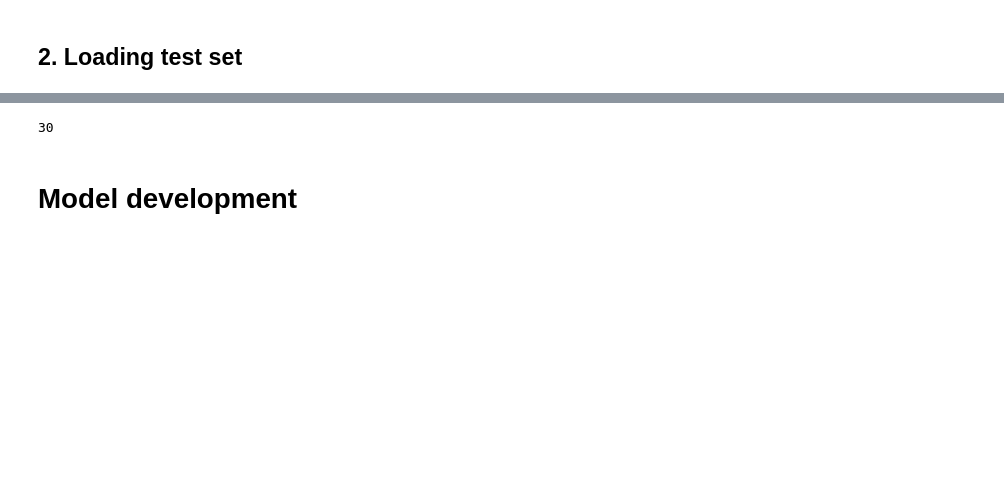
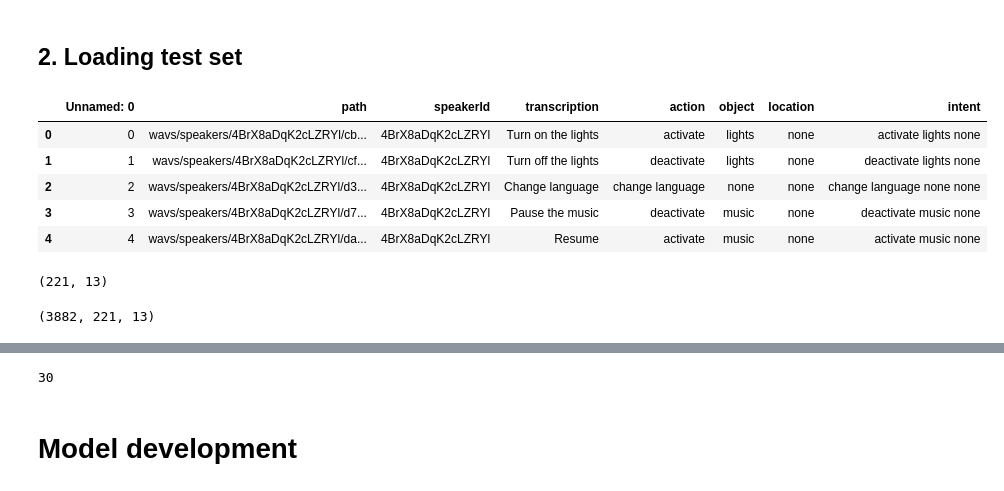
Before and after one commit to Kasuletrevor/Kasuletrevor, a Jupyter notebook: FSC.ipynb, the cells around one changed output, grey strips where cells are left out. Cells and saved outputs as stored; diff of their text form; code cells hidden in the pictures; blank space fills up the shorter version.

```diff
--- a/FSC.ipynb
+++ b/FSC.ipynb
@@ -179,3 +182,10 @@ def concat(row):
 
 df['intent'] = df.apply(concat, axis=1)
 # print(df)
+# %%
+df_objects = df['intent'].unique()
+objects= {}
+for i, intent in enumerate(df_objects):
+    objects[i] = intent
+
+objects
@@ -225,0 +261,12 @@ sr
+# %%
+%%time
+audio_lengths=[]
+for index, row in df.iterrows():
+  filepath = row['path']
+  filepath = filepath.split('/')
+  filename = 'fluent_speech_commands_dataset'
+  for i in filepath:
+      filename = os.path.join(filename,i)
+  data,sr = librosa.load(filename)
+  audio_length = data.shape[0]/sr
+  audio_lengths.append(audio_length)
@@ -546,0 +826,9 @@ labels = []
+# %%
+df1.head()
+# %% [output]
+|  | Unnamed: 0 | path | speakerId | transcription | action | object | location | intent |
+| 0 | 0 | wavs/speakers/4BrX8aDqK2cLZRYl/cb... | 4BrX8aDqK2cLZRYl | Turn on the lights | activate | lights | none | activate lights none |
+| 1 | 1 | wavs/speakers/4BrX8aDqK2cLZRYl/cf... | 4BrX8aDqK2cLZRYl | Turn off the lights | deactivate | lights | none | deactivate lights none |
+| 2 | 2 | wavs/speakers/4BrX8aDqK2cLZRYl/d3... | 4BrX8aDqK2cLZRYl | Change language | change language | none | none | change language none none |
+| 3 | 3 | wavs/speakers/4BrX8aDqK2cLZRYl/d7... | 4BrX8aDqK2cLZRYl | Pause the music | deactivate | music | none | deactivate music none |
+| 4 | 4 | wavs/speakers/4BrX8aDqK2cLZRYl/da... | 4BrX8aDqK2cLZRYl | Resume | activate | music | none | activate music none |
@@ -564 +863,21 @@ for index, row in df1.iterrows():
+# %%
+max_shape = max([mfcc.shape for mfcc in mfccs], key=lambda x: x[0])
+max_shape
+# %% [output]
+(221, 13)
+# %%
+#pad the mfccs to same size
+max_shape = max([mfcc.shape for mfcc in mfccs], key=lambda x: x[0])
+
+# Pad the shorter MFCCs with zeros to have the same shape
+padded_mfcc_list = []
+for mfcc in mfccs_:
+    padded_mfcc = np.pad(mfcc, [(0, max_shape[0] - mfcc.shape[0]), (0, 0)], 'constant')
+    padded_mfcc_list.append(padded_mfcc)
+
+# Convert the padded list to a NumPy array
+mfcc_array_ = np.array(padded_mfcc_list)
+mfcc_array_.shape
+# %% [output]
+(3882, 221, 13)
 # %%
```
Also changed, not shown: parts of 98 cells of this notebook.
